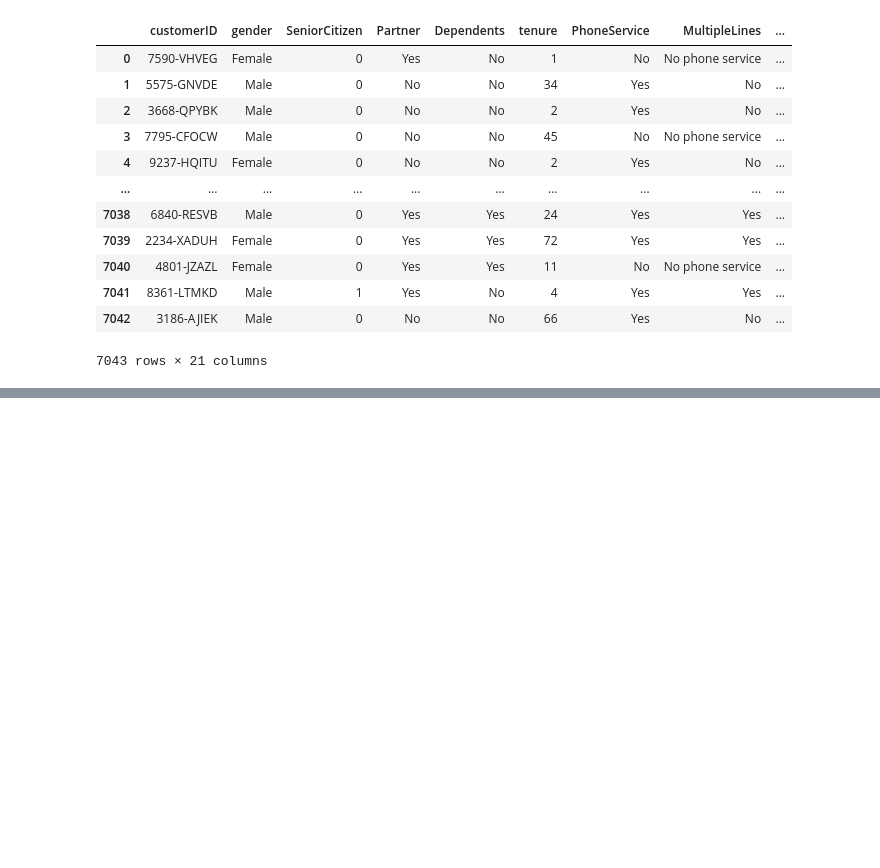
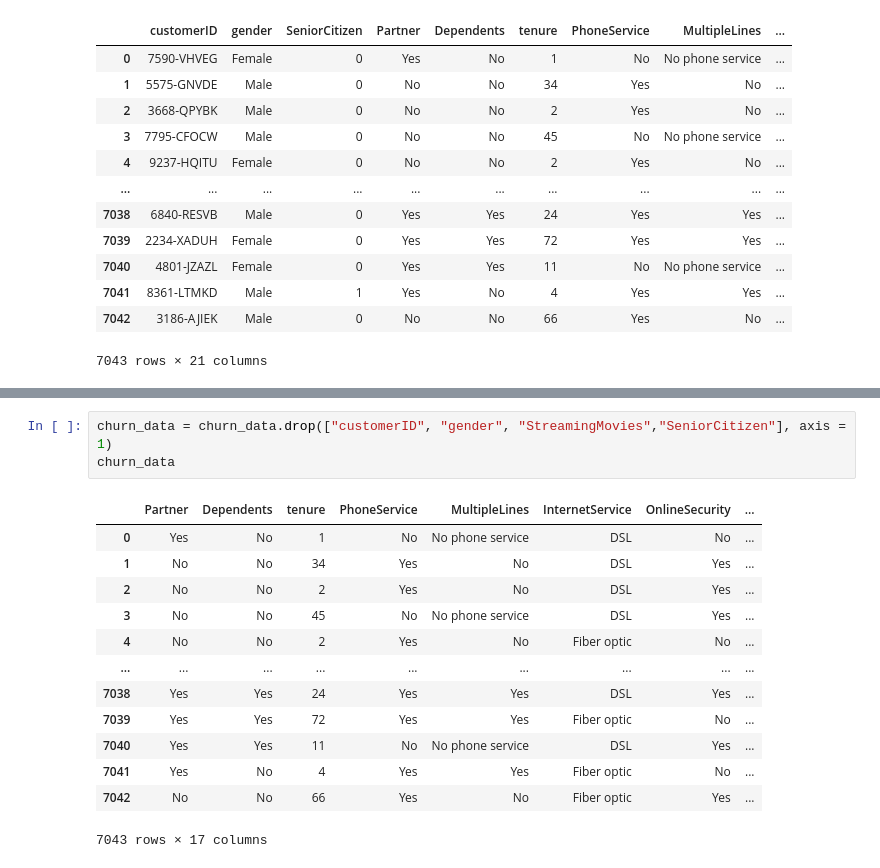
Before and after one commit to Pride-Akana/Spam-model, a Jupyter notebook: Other Project/churn_predition.ipynb, the cells around one changed output, grey strips where cells are left out. Drawn from its saved outputs; the diff is of its cells as text; blank space fills up the shorter version.

```diff
--- a/Other Project/churn_predition.ipynb
+++ b/Other Project/churn_predition.ipynb
@@ -24,0 +44,17 @@ churn_data
+# %%
+churn_data = churn_data.drop(["customerID", "gender", "StreamingMovies","SeniorCitizen"], axis = 1)
+churn_data
+# %% [output]
+|  | Partner | Dependents | tenure | PhoneService | MultipleLines | InternetService | OnlineSecurity | ... |
+| 0 | Yes | No | 1 | No | No phone service | DSL | No | ... |
+| 1 | No | No | 34 | Yes | No | DSL | Yes | ... |
+| 2 | No | No | 2 | Yes | No | DSL | Yes | ... |
+| 3 | No | No | 45 | No | No phone service | DSL | Yes | ... |
+| 4 | No | No | 2 | Yes | No | Fiber optic | No | ... |
+| ... | ... | ... | ... | ... | ... | ... | ... | ... |
+| 7038 | Yes | Yes | 24 | Yes | Yes | DSL | Yes | ... |
+| 7039 | Yes | Yes | 72 | Yes | Yes | Fiber optic | No | ... |
+| 7040 | Yes | Yes | 11 | No | No phone service | DSL | Yes | ... |
+| 7041 | Yes | No | 4 | Yes | Yes | Fiber optic | No | ... |
+| 7042 | No | No | 66 | Yes | No | Fiber optic | Yes | ... |
+7043 rows × 17 columns
```
Also changed, not shown: parts of 8 cells of this notebook, 2 other files.
